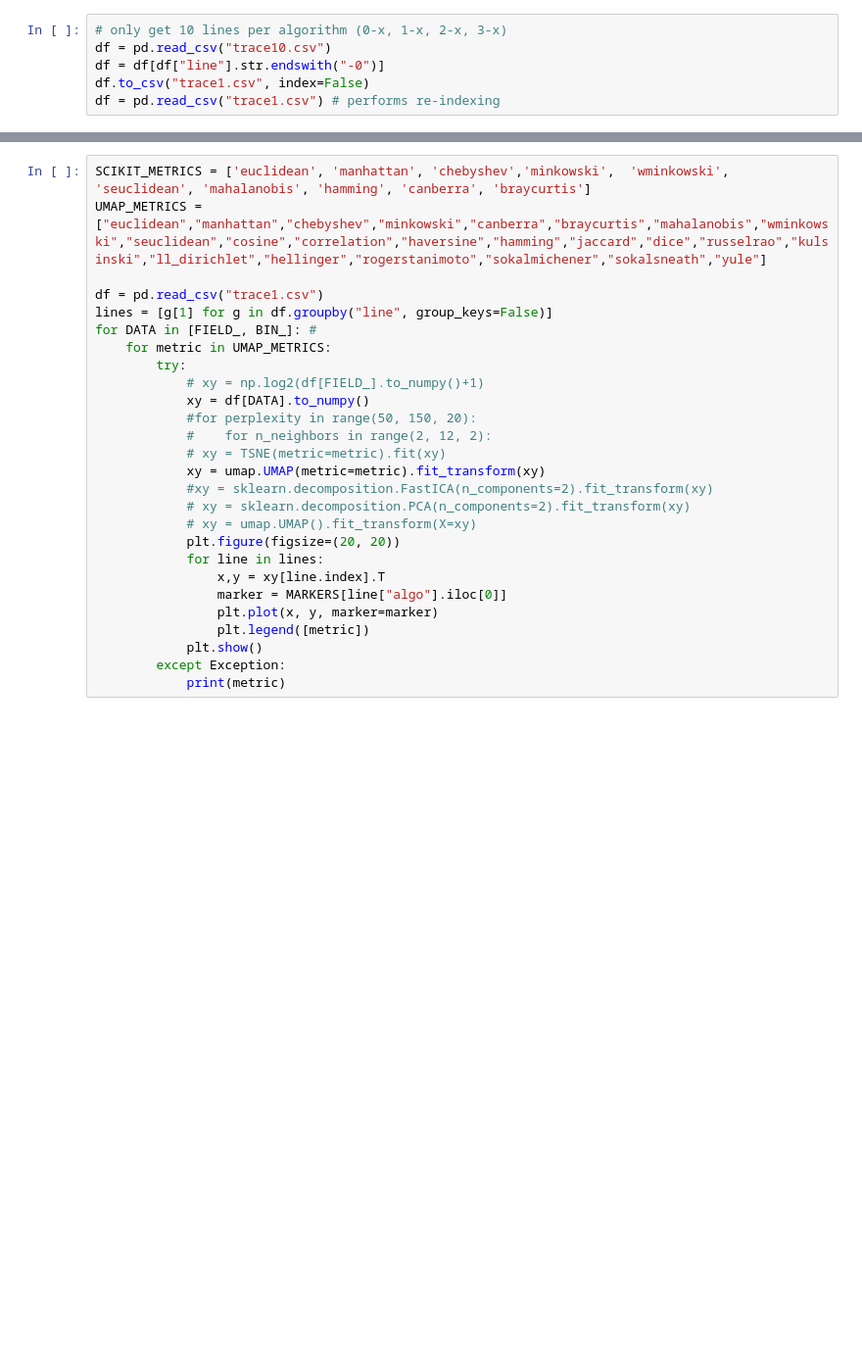
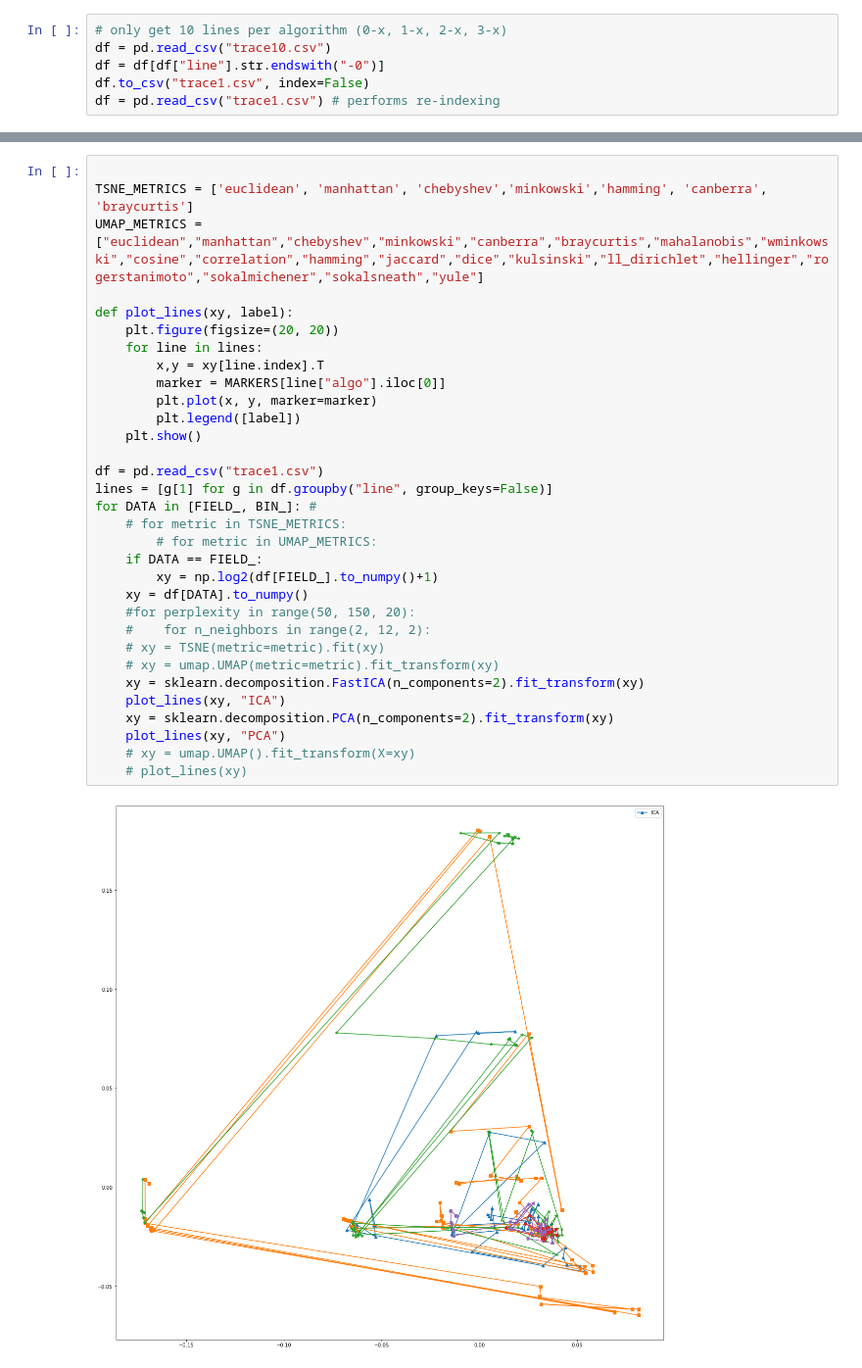
Before and after one commit to rnbwdsh/2048vis, a Jupyter notebook: projection.ipynb, the cells around one changed output, grey strips where cells are left out. Shown at 98% size. Drawn from its saved outputs; the diff is of its cells as text; blank space fills up the shorter version.

```diff
--- a/projection.ipynb
+++ b/projection.ipynb
@@ -31,27 +31,34 @@ for line in lines:
 # %%
-SCIKIT_METRICS = ['euclidean', 'manhattan', 'chebyshev','minkowski',  'wminkowski', 'seuclidean', 'mahalanobis', 'hamming', 'canberra', 'braycurtis']
-UMAP_METRICS = ["euclidean","manhattan","chebyshev","minkowski","canberra","braycurtis","mahalanobis","wminkowski","seuclidean","cosine","correlation","haversine","hamming","jaccard","dice","russelrao","kulsinski","ll_dirichlet","hellinger","rogerstanimoto","sokalmichener","sokalsneath","yule"]
+
+TSNE_METRICS = ['euclidean', 'manhattan', 'chebyshev','minkowski','hamming', 'canberra', 'braycurtis']
+UMAP_METRICS = ["euclidean","manhattan","chebyshev","minkowski","canberra","braycurtis","mahalanobis","wminkowski","cosine","correlation","hamming","jaccard","dice","kulsinski","ll_dirichlet","hellinger","rogerstanimoto","sokalmichener","sokalsneath","yule"]
+
+def plot_lines(xy, label):
+    plt.figure(figsize=(20, 20))
+    for line in lines:
+        x,y = xy[line.index].T
+        marker = MARKERS[line["algo"].iloc[0]]
+        plt.plot(x, y, marker=marker)
+        plt.legend([label])
+    plt.show()
 
 df = pd.read_csv("trace1.csv")
 lines = [g[1] for g in df.groupby("line", group_keys=False)]
 for DATA in [FIELD_, BIN_]: #
-    for metric in UMAP_METRICS:
-        try:
-            # xy = np.log2(df[FIELD_].to_numpy()+1)
-            xy = df[DATA].to_numpy()
-            #for perplexity in range(50, 150, 20):
-            #    for n_neighbors in range(2, 12, 2):
-            # xy = TSNE(metric=metric).fit(xy)
-            xy = umap.UMAP(metric=metric).fit_transform(xy)
-            #xy = sklearn.decomposition.FastICA(n_components=2).fit_transform(xy)
-            # xy = sklearn.decomposition.PCA(n_components=2).fit_transform(xy)
-            # xy = umap.UMAP().fit_transform(X=xy)
-            plt.figure(figsize=(20, 20))
-            for line in lines:
-                x,y = xy[line.index].T
-                marker = MARKERS[line["algo"].iloc[0]]
-                plt.plot(x, y, marker=marker)
-                plt.legend([metric])
-            plt.show()
-        except Exception:
-            print(metric)
+    # for metric in TSNE_METRICS:
+        # for metric in UMAP_METRICS:
+    if DATA == FIELD_:
+        xy = np.log2(df[FIELD_].to_numpy()+1)
+    xy = df[DATA].to_numpy()
+    #for perplexity in range(50, 150, 20):
+    #    for n_neighbors in range(2, 12, 2):
+    # xy = TSNE(metric=metric).fit(xy)
+    # xy = umap.UMAP(metric=metric).fit_transform(xy)
+    xy = sklearn.decomposition.FastICA(n_components=2).fit_transform(xy)
+    plot_lines(xy, "ICA")
+    xy = sklearn.decomposition.PCA(n_components=2).fit_transform(xy)
+    plot_lines(xy, "PCA")
+    # xy = umap.UMAP().fit_transform(X=xy)
+    # plot_lines(xy)
+# %% [output]
+[figure, added]
```
Also changed, not shown: parts of 2 cells of this notebook, 3 other files.
